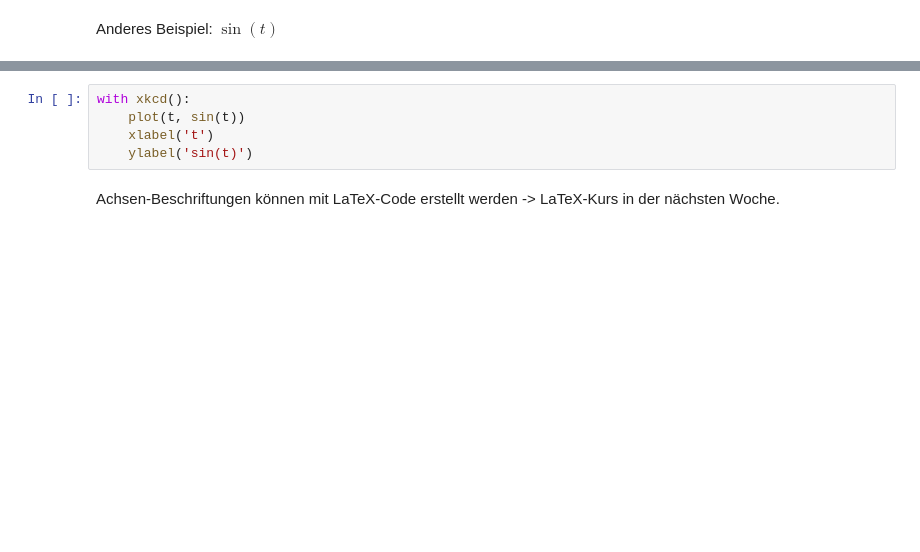
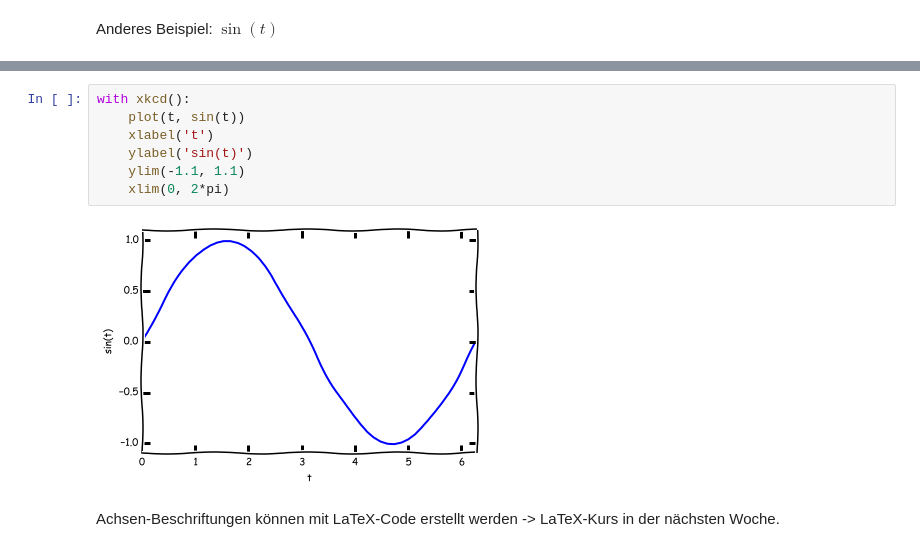
Before and after one commit to pep-dortmund/toolbox-workshop, a Jupyter notebook: python/Matplotlib.ipynb, the cells around one changed output, grey strips where cells are left out. Saved outputs shown, nothing was run; the diff lists cells and outputs as text; blank space fills up the shorter version.

```diff
--- a/python/Matplotlib.ipynb
+++ b/python/Matplotlib.ipynb
@@ -48,8 +57,12 @@ plot(t, sin(t))
 # %%
 with xkcd():
     plot(t, sin(t))
     xlabel('t')
     ylabel('sin(t)')
+    ylim(-1.1, 1.1)
+    xlim(0, 2*pi)
+# %% [output]
+[figure, added]
 # %% [markdown]
 Achsen-Beschriftungen können mit LaTeX-Code erstellt werden -> LaTeX-Kurs in der nächsten Woche.
 # %%
```
Also changed, not shown: parts of 9 cells of this notebook, 1 other file.
